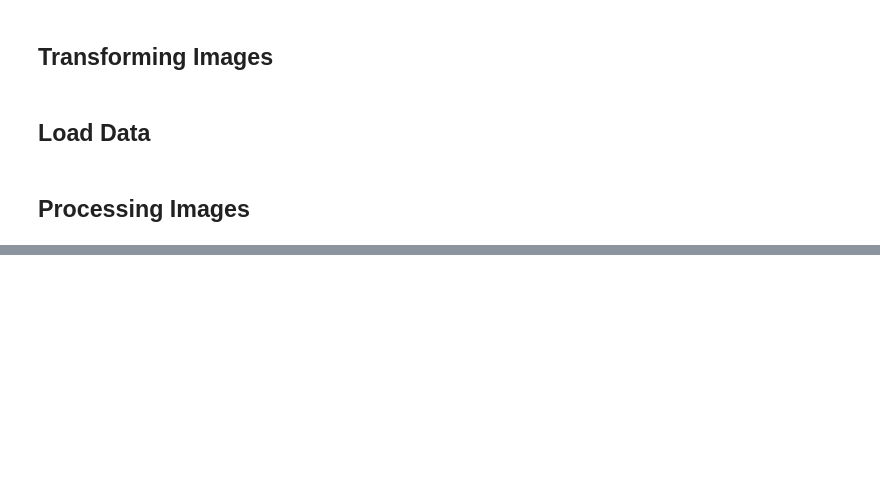
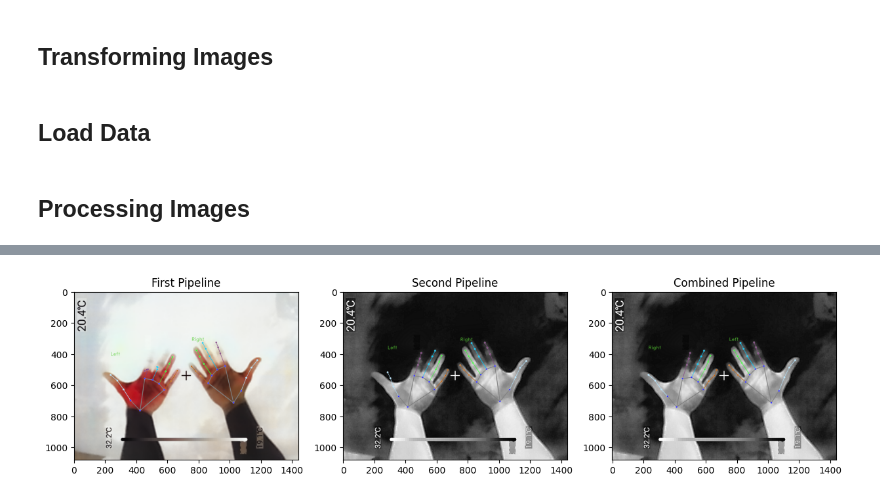
Before and after one commit to Zosiart/IR_Hand_Landmark_Recognition_Thesis_Project, a Jupyter notebook: src/landmark-recognition/compare-results.ipynb, the cells around one changed output, grey strips where cells are left out. Drawn from its saved outputs; the diff is of its cells as text; code cells hidden in the pictures; blank space fills up the shorter version.

```diff
--- a/src/landmark-recognition/compare-results.ipynb
+++ b/src/landmark-recognition/compare-results.ipynb
@@ -763,3 +815,12 @@ gesture_recognizer_second = {"Left": [], "Right": []}
+# %%
+class Category:
+    def __init__(self, category_name):
+        self.category_name = category_name
+# %%
+class Results:
+    def __init__(self, hand_landmarks, handedness):
+        self.hand_landmarks = hand_landmarks
+        self.handedness = handedness
 # %%
 # Process each image
 for file_name in os.listdir(IR_ground_truth_directory):
@@ -1044,0 +1157,67 @@ Results for advanced enhancement - Left: 55.55%, Right: 67.36%
+# %%
+image = cv2.imread(image_66_path)
+rotated = cv2.rotate(image, cv2.ROTATE_90_COUNTERCLOCKWISE)
+rotated_path = f"../../resources/stylized-pictures/rotated/{image_66_name}_rotated.png"
+cv2.imwrite(rotated_path, rotated)
+image_66_path = rotated_path
+
+first_pipeline_image_path = execute_transformation_pipeline(image_66_path, image_66_name)
+
+second_pipeline_image_path = execute_transformation_pipeline_with_no_visible_fingers(image_66_path, image_66_name)
+
+# Predict
+image = mp.Image.create_from_file(first_pipeline_image_path)
+results1 = gesture_recognizer.recognize(image)
+
+image_first = cv2.imread(first_pipeline_image_path)
+image_first = cv2.cvtColor(image_first, cv2.COLOR_BGR2RGB)
+
+# Draw landmarks
+annotated_first = draw_landmarks_on_image(image_first, results1)
+
+image = mp.Image.create_from_file(second_pipeline_image_path)
+results2 = gesture_recognizer.recognize(image)
+
+image_second = cv2.imread(second_pipeline_image_path)
+image_second = cv2.cvtColor(image_second, cv2.COLOR_BGR2RGB)
+
+annotated_second = draw_landmarks_on_image(image_second, results2)
+
+# Combine the landmarks
+landmarks_first_right = results1.hand_landmarks[0] if is_right_hand(results1.hand_landmarks[0]) else results1.hand_landmarks[1]
+landmarks_first_left = results1.hand_landmarks[0] if not is_right_hand(results1.hand_landmarks[0]) else results1.hand_landmarks[1]
+
+landmarks_second_right = results2.hand_landmarks[0] if is_right_hand(results2.hand_landmarks[0]) else results2.hand_landmarks[1]
+landmarks_second_left = results2.hand_landmarks[0] if not is_right_hand(results2.hand_landmarks[0]) else results2.hand_landmarks[1]
+
+merged_landmarks_right = merge_landmarks(landmarks_first_right, landmarks_second_right, 'Right')
+merged_landmarks_left = merge_landmarks(landmarks_first_left, landmarks_second_left, 'Left')
+
+results_combined = [merged_landmarks_left, merged_landmarks_right]
+handedness = [[Category('Right')], [Category('Left')]]
+results_to_draw = Results(results_combined, handedness)
+
+
+# Draw landmarks
+annotated_combined = draw_landmarks_on_image(image_second, results_to_draw)
+
+
+
+
+# Plot annotated images times 3
+plt.figure(figsize=(15, 15))
+plt.subplot(1, 3, 1)
+plt.imshow(annotated_first)
+plt.title("First Pipeline")
+
+plt.subplot(1, 3, 2)
+plt.imshow(annotated_second)
+plt.title("Second Pipeline")
+
+plt.subplot(1, 3, 3)
+plt.imshow(annotated_combined)
+plt.title("Combined Pipeline")
+
+plt.show()
+# %% [output]
+[figure, added]
```
Also changed, not shown: parts of 16 cells of this notebook.
